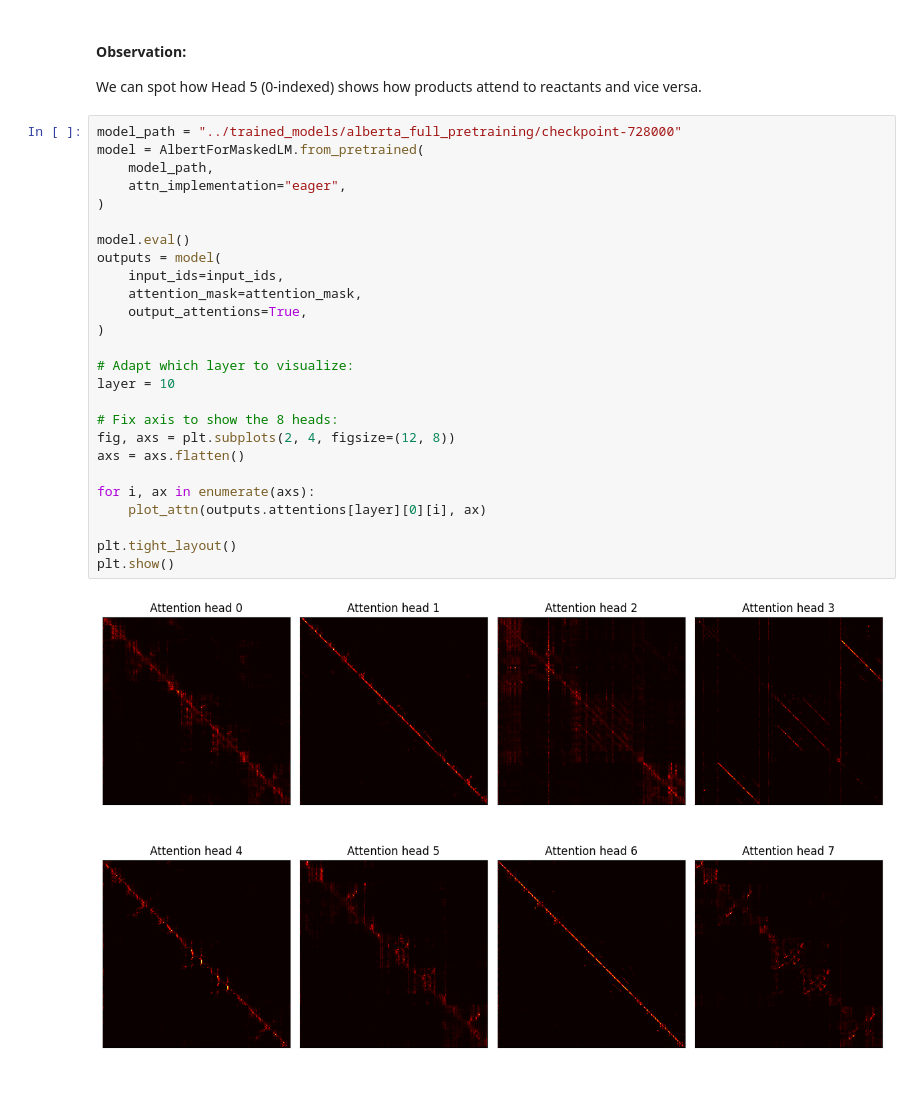
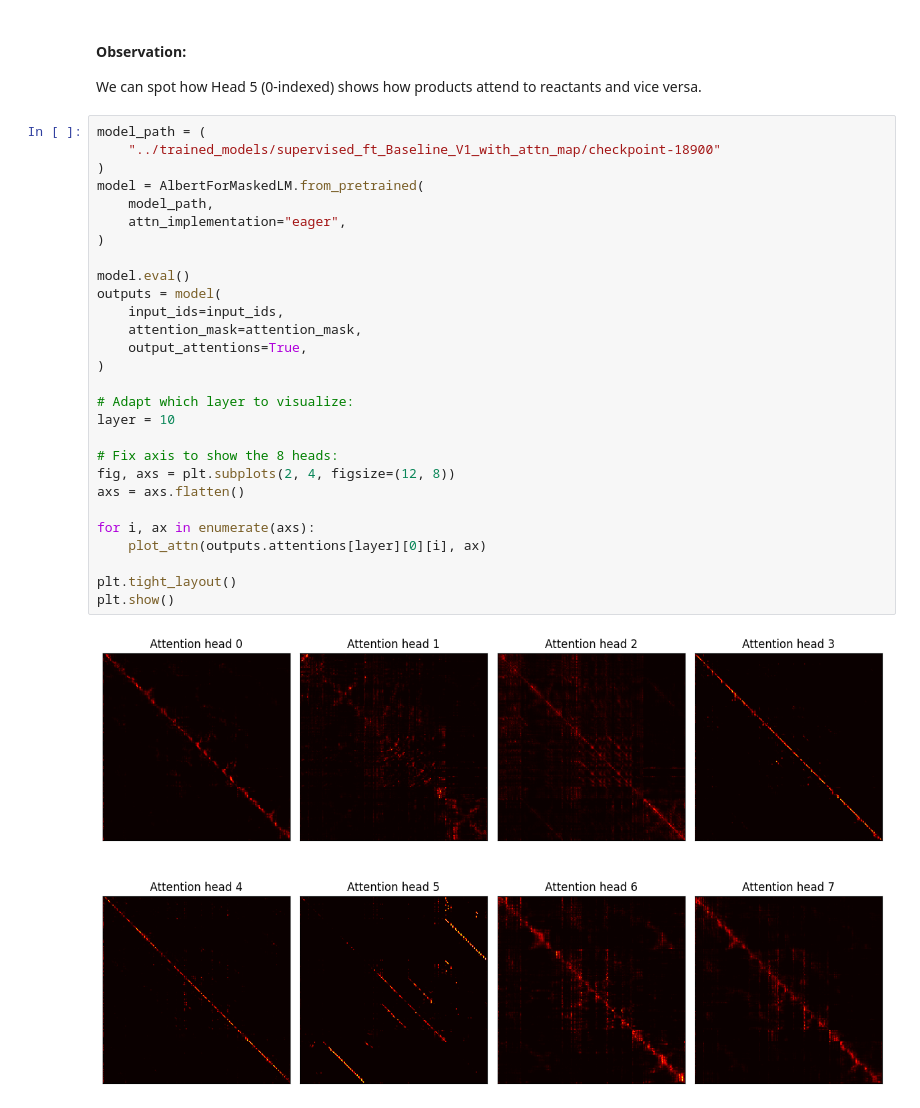
Before and after one commit to aqiq-marine/RXNMapper_v2, a Jupyter notebook: notebooks/Attention_visualisations.ipynb, the cells around one changed output. Drawn from its saved outputs; the diff is of its cells as text.

```diff
--- a/notebooks/Attention_visualisations.ipynb
+++ b/notebooks/Attention_visualisations.ipynb
@@ -112,30 +112,32 @@ plt.show()
 
 We can spot how Head 5 (0-indexed) shows how products attend to reactants and vice versa.
 # %%
-model_path = "../trained_models/alberta_full_pretraining/checkpoint-728000"
+model_path = (
+    "../trained_models/supervised_ft_Baseline_V1_with_attn_map/checkpoint-18900"
+)
 model = AlbertForMaskedLM.from_pretrained(
     model_path,
     attn_implementation="eager",
 )
 
 model.eval()
 outputs = model(
     input_ids=input_ids,
     attention_mask=attention_mask,
     output_attentions=True,
 )
 
 # Adapt which layer to visualize:
 layer = 10
 
 # Fix axis to show the 8 heads:
 fig, axs = plt.subplots(2, 4, figsize=(12, 8))
 axs = axs.flatten()
 
 for i, ax in enumerate(axs):
     plot_attn(outputs.attentions[layer][0][i], ax)
 
 plt.tight_layout()
 plt.show()
 # %% [output]
-[figure, old version]
+[figure, new version]
```
Also changed, not shown: 2 other files.
